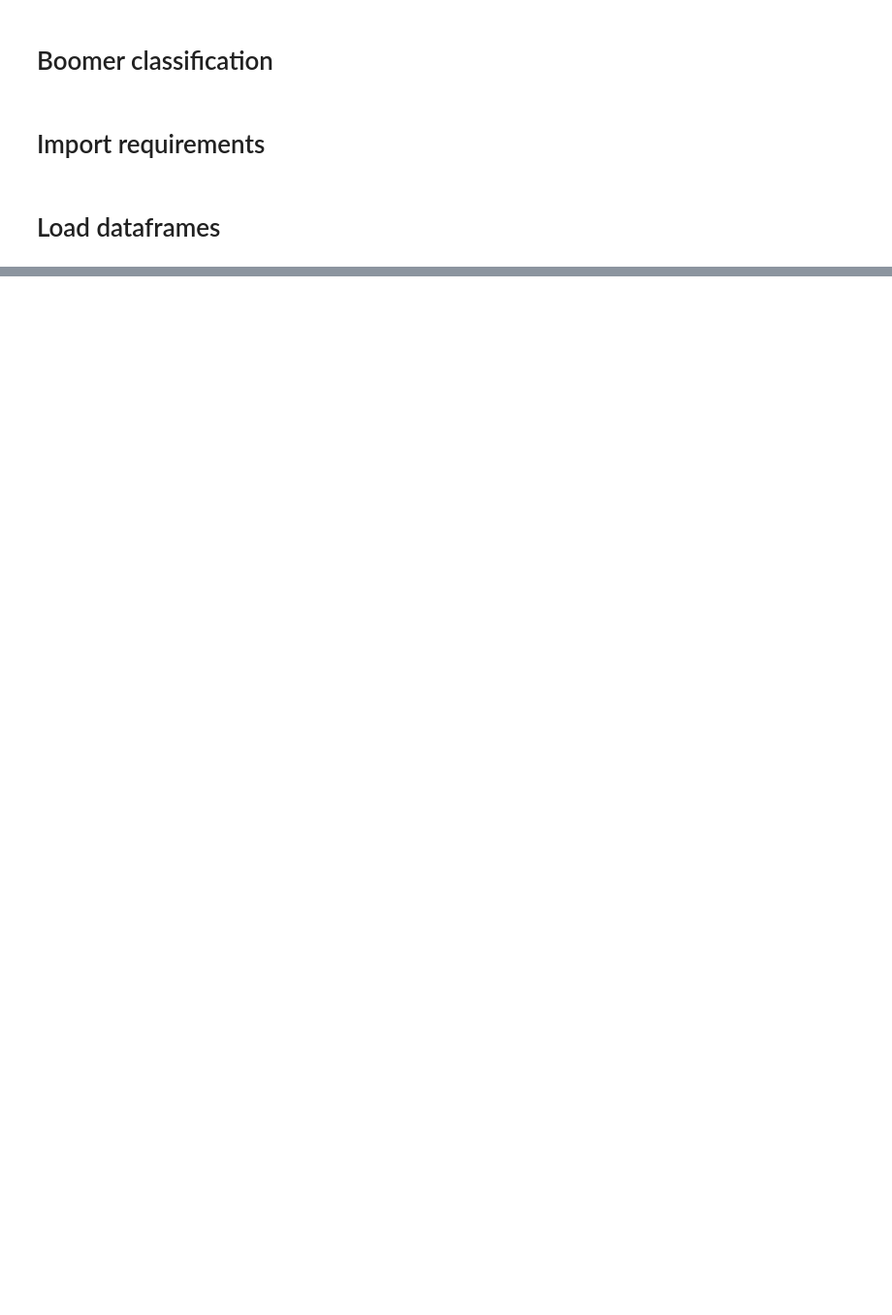
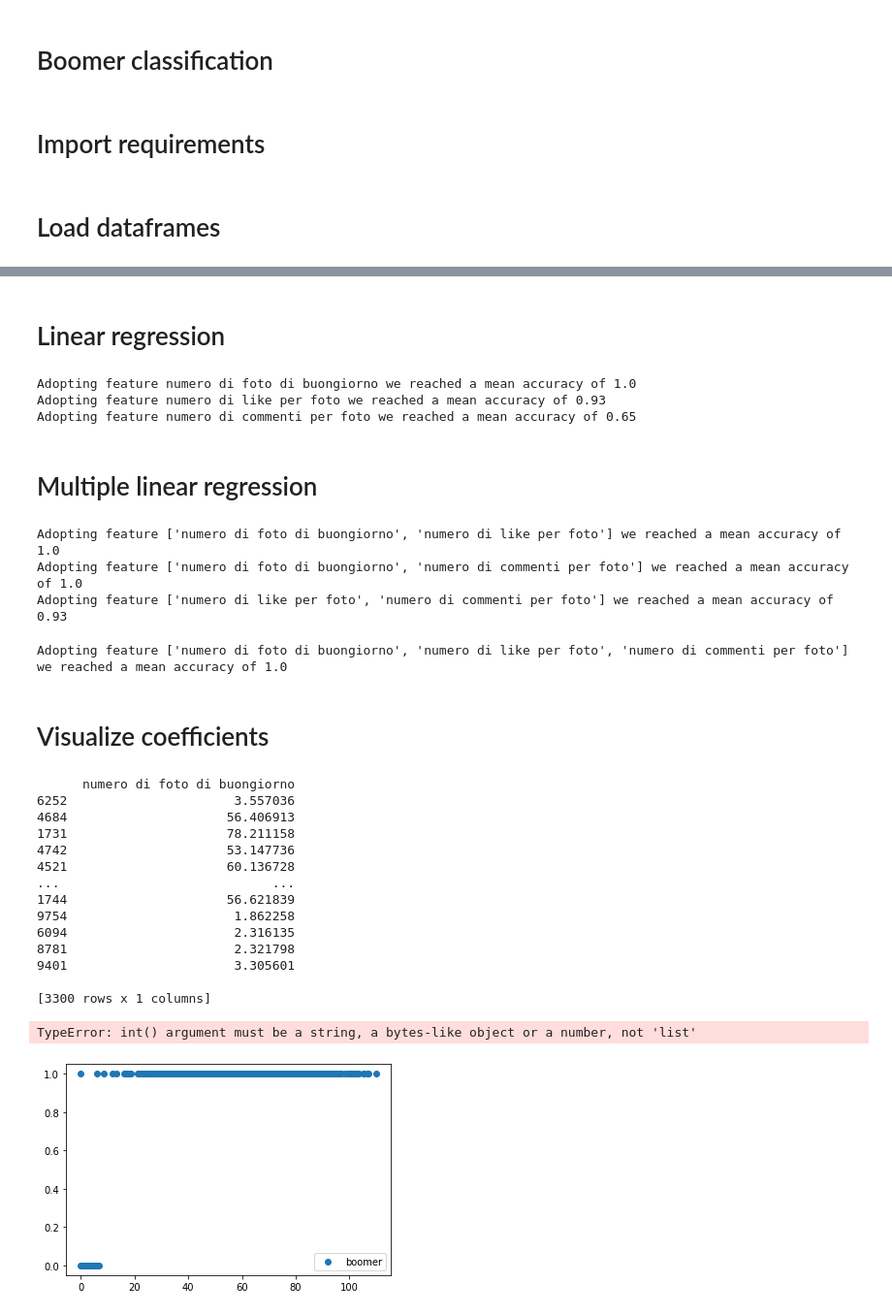
Before and after one commit to lorenzo-stacchio/Big_Data_Course_Rimini_2021, a Jupyter notebook: class_3/explorative_analysis.ipynb, the cells around one changed output, grey strips where cells are left out. Shown at 97% size. Cells and saved outputs as stored; diff of their text form; code cells hidden in the pictures; blank space fills up the shorter version.

```diff
--- a/class_3/explorative_analysis.ipynb
+++ b/class_3/explorative_analysis.ipynb
@@ -53,0 +82,70 @@ for i, features in enumerate(itertools.combinations(cols_to_print, 2)):
+# %% [markdown]
+# Linear regression
+# %%
+for feature in cols_to_print[:-1]:
+    split_and_classify(df=df_boomer_non_boomer,feature=feature,target="boomer")
+# %% [output]
+Adopting feature numero di foto di buongiorno we reached a mean accuracy of 1.0
+Adopting feature numero di like per foto we reached a mean accuracy of 0.93
+Adopting feature numero di commenti per foto we reached a mean accuracy of 0.65
+# %% [markdown]
+# Multiple linear regression
+# %%
+for features in itertools.combinations(cols_to_print[:-1],2):
+    split_and_classify(df=df_boomer_non_boomer,feature=list(features),target="boomer")
+# %% [output]
+Adopting feature ['numero di foto di buongiorno', 'numero di like per foto'] we reached a mean accuracy of 1.0
+Adopting feature ['numero di foto di buongiorno', 'numero di commenti per foto'] we reached a mean accuracy of 1.0
+Adopting feature ['numero di like per foto', 'numero di commenti per foto'] we reached a mean accuracy of 0.93
+# %%
+for features in itertools.combinations(cols_to_print[:-1],3):
+    split_and_classify(df=df_boomer_non_boomer,feature=list(features),target="boomer")
+# %% [output]
+Adopting feature ['numero di foto di buongiorno', 'numero di like per foto', 'numero di commenti per foto'] we reached a mean accuracy of 1.0
+# %% [markdown]
+# Visualize coefficients
+# %%
+def get_best_parameters_and_plot(X,y):
+    model = LogisticRegression()
+    X_train, X_test, y_train, y_test = train_test_split(X, y, test_size=0.33, random_state=42)
+    model.fit(X_train, y_train)
+    return model.coef_, model.intercept_, X_test,y_test
+# %%
+for feature in cols_to_print[:-1]:
+    X = pd.DataFrame(df_boomer_non_boomer[feature])
+    y = pd.DataFrame(df_boomer_non_boomer["boomer"])
+    best_slopes,best_intercepts, X_test_set,y_test_set = get_best_parameters_and_plot(X=X,y=y)
+    # print(best_slopes,best_intercepts)
+    x=np.linspace(min(X[feature]),max(X[feature]),50)      # from 1 to 10, by 50
+    x_base = range(len(X[feature]))
+    #print(best_slopes,best_intercepts)
+    for slope, intercept in zip(best_slopes,best_intercepts):
+        #print(y_test_set)
+        print(X_test_set)
+        plt.scatter(X_test_set, y_test_set)
+        plt.legend(y_test_set)
+        #plt.plot(x, slope[0]*x + intercept)        # abline
+        loss = expit(X_test_set * best_slopes + best_intercepts)#.ravel()
+        # BUG: DEVI PRENDERE I GIUSTI VALORI DELLA LOSS
+        loss = [int(x) for x in loss["numero di foto di buongiorno"]]
+        loss = int(loss)
+        plt.title(feature)
+        plt.plot(X_test_set, loss, color='red', linewidth=3)
+    plt.show()
+# %% [output]
+      numero di foto di buongiorno
+6252                      3.557036
+4684                     56.406913
+1731                     78.211158
+4742                     53.147736
+4521                     60.136728
+...                            ...
+1744                     56.621839
+9754                      1.862258
+6094                      2.316135
+8781                      2.321798
+9401                      3.305601
+
+[3300 rows x 1 columns]
+TypeError: int() argument must be a string, a bytes-like object or a number, not 'list'
+[figure, added]
```
Also changed, not shown: parts of 11 cells of this notebook, 6 other files.
